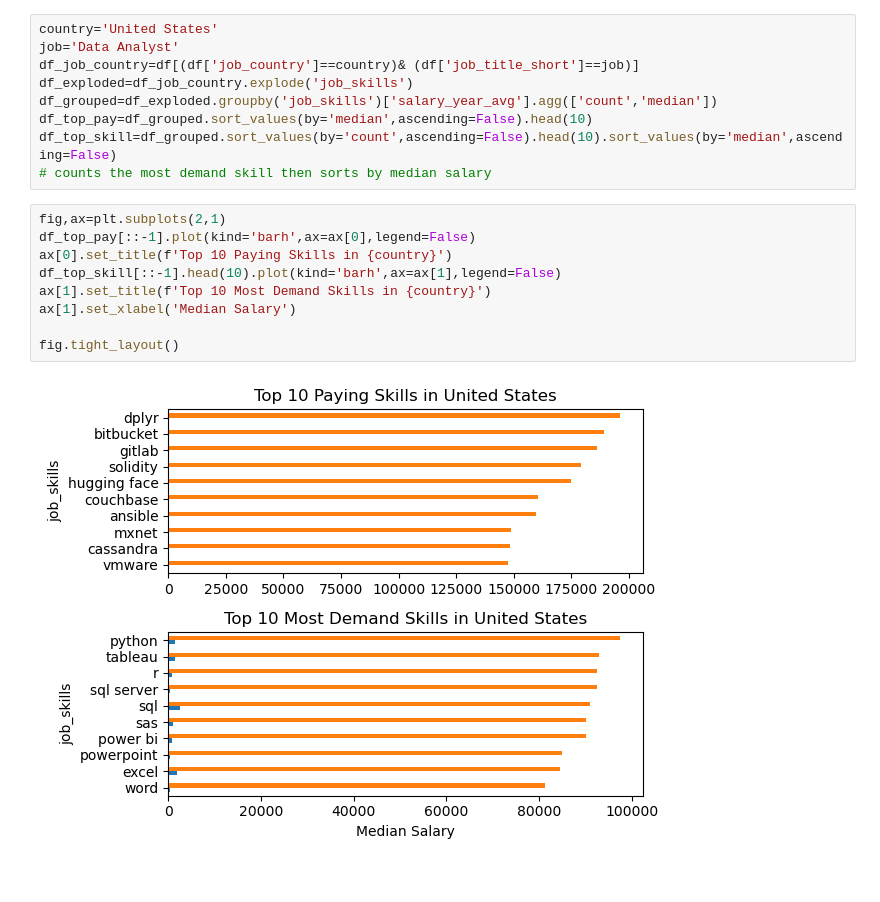
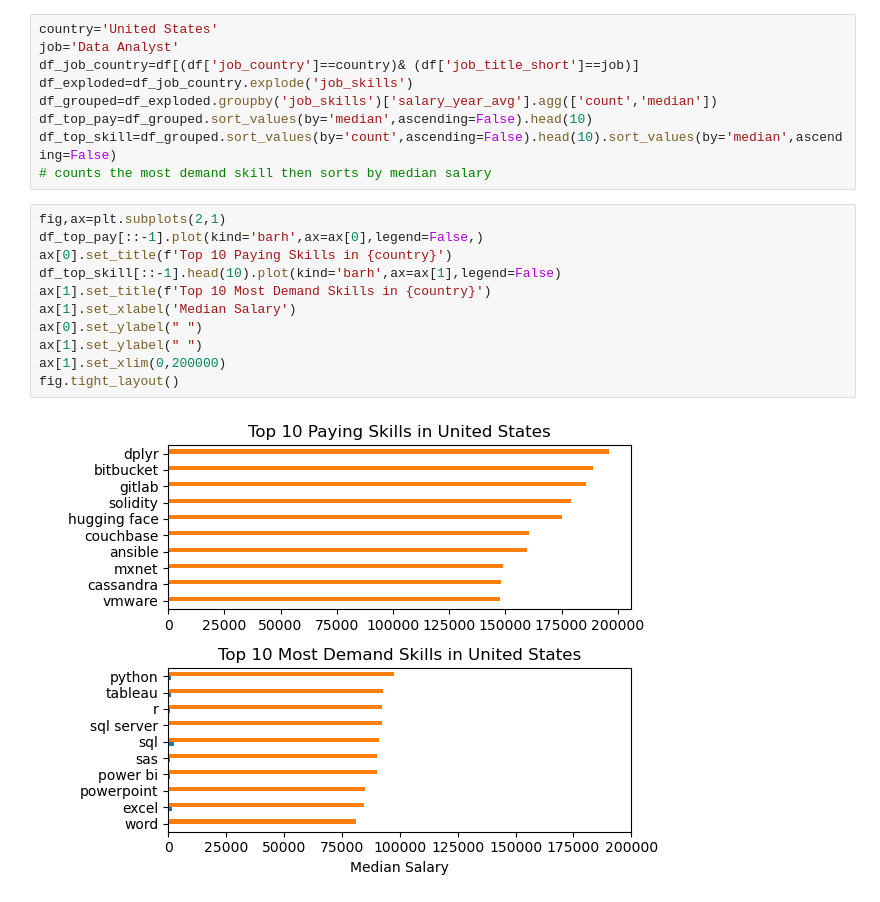
Before and after one commit to JahnaviMishra27/PythonProj, a Jupyter notebook: Advanced/7_Skill_Pay_Analysis.ipynb, the cells around one changed output. Drawn from its saved outputs; the diff is of its cells as text.

```diff
--- a/Advanced/7_Skill_Pay_Analysis.ipynb
+++ b/Advanced/7_Skill_Pay_Analysis.ipynb
@@ -24,12 +24,14 @@ df_top_skill=df_grouped.sort_values(by='count',ascending=False).head(10).sort_va
 # counts the most demand skill then sorts by median salary
 # %%
 fig,ax=plt.subplots(2,1)
-df_top_pay[::-1].plot(kind='barh',ax=ax[0],legend=False)
+df_top_pay[::-1].plot(kind='barh',ax=ax[0],legend=False,)
 ax[0].set_title(f'Top 10 Paying Skills in {country}')
 df_top_skill[::-1].head(10).plot(kind='barh',ax=ax[1],legend=False)
 ax[1].set_title(f'Top 10 Most Demand Skills in {country}')
 ax[1].set_xlabel('Median Salary')
-
+ax[0].set_ylabel(" ")
+ax[1].set_ylabel(" ")
+ax[1].set_xlim(0,200000)
 fig.tight_layout()
 # %% [output]
-[figure, old version]
+[figure, new version]
```
Also changed, not shown: 8 other files.
